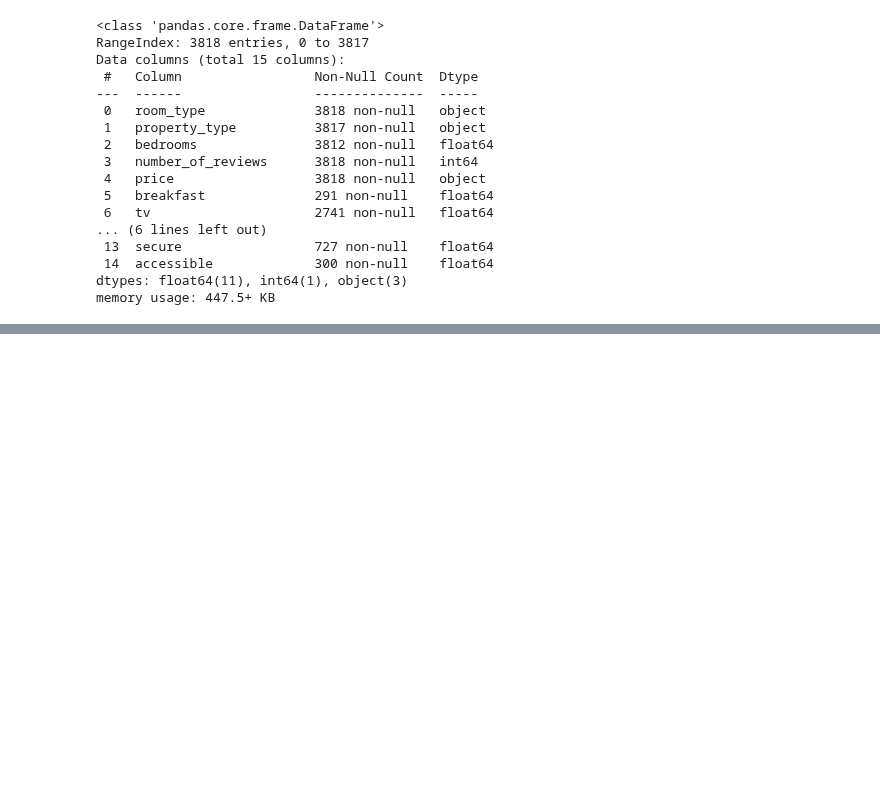
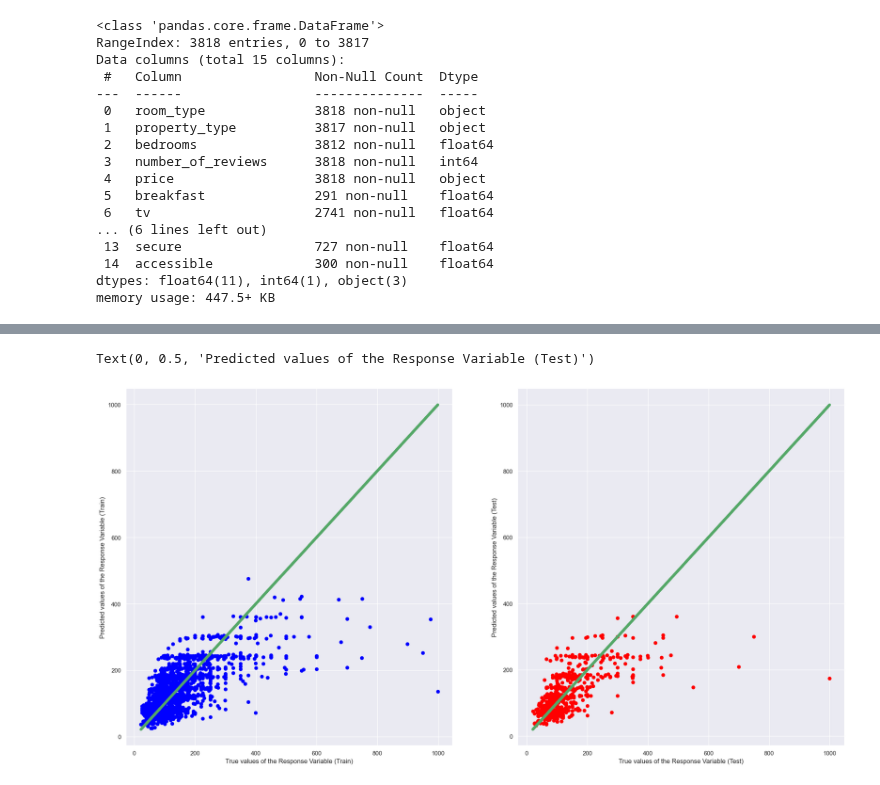
Before and after one commit to bhavya-06darshnik/Airbnb_Data_Analysis, a Jupyter notebook: ML_modeling.ipynb, the cells around one changed output, grey strips where cells are left out. Drawn from its saved outputs; the diff is of its cells as text; code cells hidden in the pictures; blank space fills up the shorter version.

Commit message:
Working on Models.

```diff
--- a/ML_modeling.ipynb
+++ b/ML_modeling.ipynb
@@ -151,0 +281,14 @@ memory usage: 447.5+ KB
+# %%
+# Separating X and y for Modelling
+X = pd.DataFrame(newTransformedDF[["bedrooms", "breakfast", "tv", "white_goods", "elevator", "gym", "hot_tub_sauna_or_pool",
+                                   "internet", "pets_allowed", "secure", "accessible","number_of_reviews","room_type_Entire_home_apt",
+                                   "room_type_Private_room", "room_type_Shared_room", "property_type_Apartment",
+                                   "property_type_Bed_and_Breakfast", "property_type_Condominium", "property_type_House",
+                                   "property_type_Loft", "property_type_Other", "property_type_Townhouse"]]) #Predictor Variables
+y = pd.DataFrame(newTransformedDF["price"]) #Response Variables
+
+# Scaling
+scaler = StandardScaler()
+X = pd.DataFrame(scaler.fit_transform(X), columns=list(X.columns))
+# %%
+X_train, X_test, y_train, y_test = train_test_split(X, y, test_size=0.2)
@@ -151,0 +301,3 @@ memory usage: 447.5+ KB
+# %%
+lr=LinearRegression()
+lr.fit(X_train, y_train)
@@ -151,0 +332,18 @@ memory usage: 447.5+ KB
+# %%
+# Predict Response corresponding to Predictors
+trainPredictionLR = lr.predict(X_train)
+testPredictionLR = lr.predict(X_test)
+# %%
+# Plot the Predictions vs the True values
+f, axes = plt.subplots(1, 2, figsize=(24, 12))
+axes[0].scatter(y_train, trainPredictionLR, color = "blue")
+axes[0].plot(y_train, y_train, 'g-', linewidth = 5)
+axes[0].set_xlabel("True values of the Response Variable (Train)")
+axes[0].set_ylabel("Predicted values of the Response Variable (Train)")
+axes[1].scatter(y_test, testPredictionLR, color = "red")
+axes[1].plot(y_test, y_test, 'g-', linewidth = 5)
+axes[1].set_xlabel("True values of the Response Variable (Test)")
+axes[1].set_ylabel("Predicted values of the Response Variable (Test)")
+# %% [output]
+Text(0, 0.5, 'Predicted values of the Response Variable (Test)')
+[figure, added]
```
Also changed, not shown: parts of 16 cells of this notebook.
